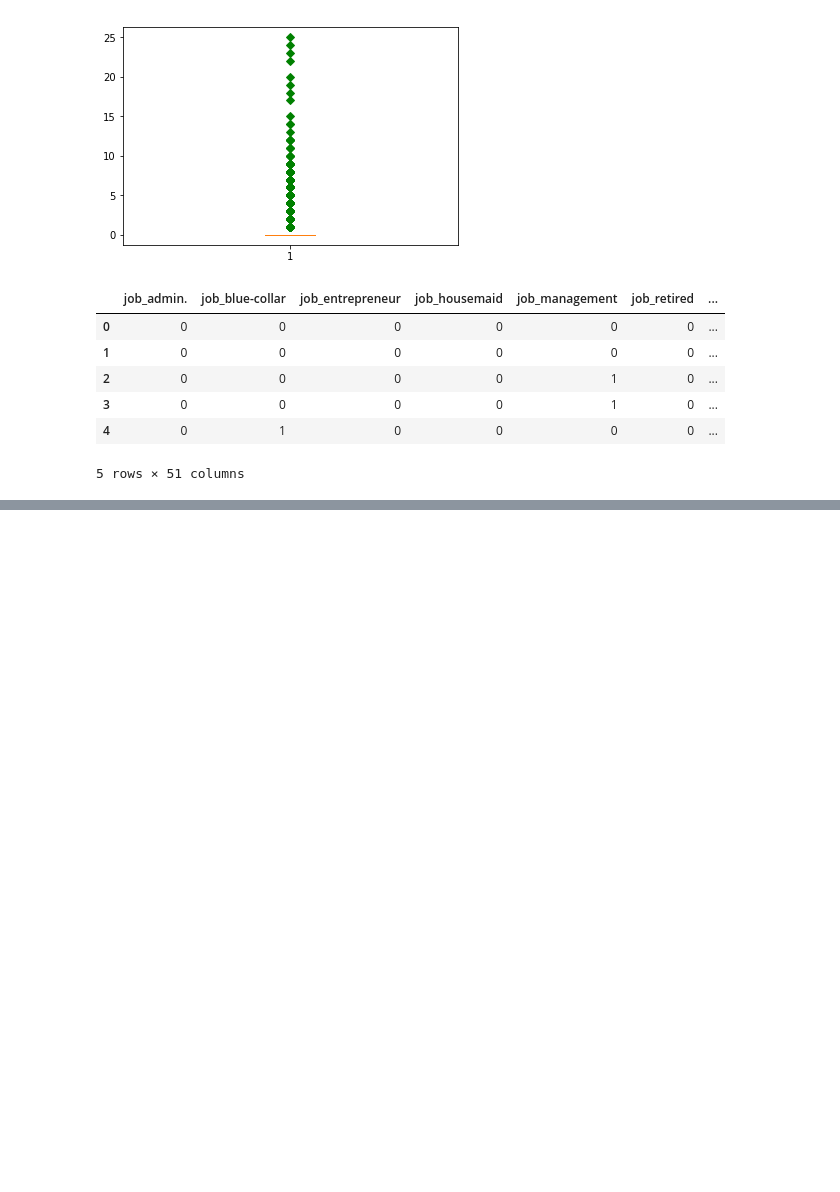
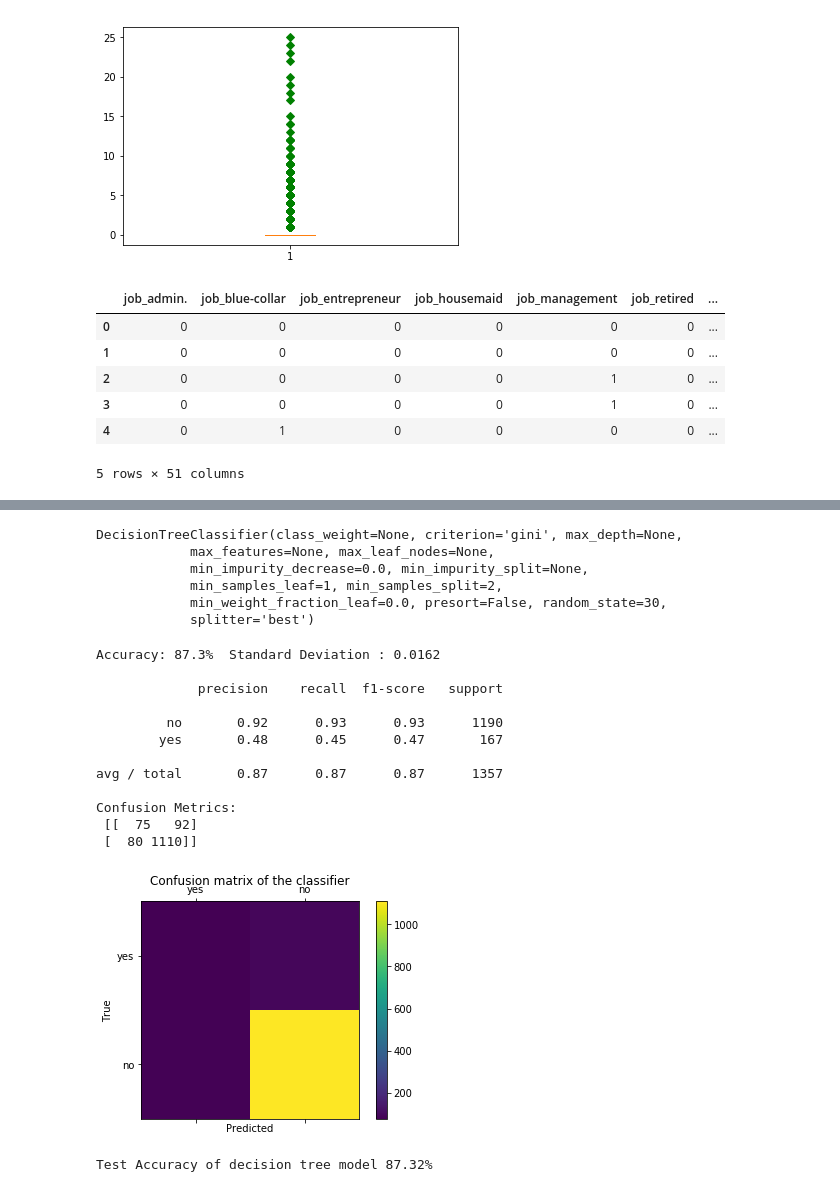
Before and after one commit to soo-shan/bankdataset, a Jupyter notebook: Bank.ipynb, the cells around one changed output, grey strips where cells are left out. Drawn from its saved outputs; the diff is of its cells as text; code cells hidden in the pictures; blank space fills up the shorter version.

```diff
--- a/Bank.ipynb
+++ b/Bank.ipynb
@@ -503,0 +500,15 @@ dtype: float64
+# %%
+## Decision Tree
+
+from sklearn.tree import DecisionTreeClassifier
+dtree = DecisionTreeClassifier(random_state = 30)
+
+#x_train, x_test, y_train, y_test = train_test_split(data[col_num].iloc[:,:-1], data['y'], test_size=0.30, random_state=0)
+dtree.fit(x_train,y_train )
+# %% [output]
+DecisionTreeClassifier(class_weight=None, criterion='gini', max_depth=None,
+            max_features=None, max_leaf_nodes=None,
+            min_impurity_decrease=0.0, min_impurity_split=None,
+            min_samples_leaf=1, min_samples_split=2,
+            min_weight_fraction_leaf=0.0, presort=False, random_state=30,
+            splitter='best')
@@ -503,0 +529,42 @@ dtype: float64
+# %%
+prediction = dtree.predict(x_test)
+# %%
+#from sklearn.metrics import classification_report
+
+dtree_kfold = model_selection.cross_val_score(dtree, data_set,data['y'],cv = kfold, scoring='accuracy')
+print(f"Accuracy: {round(dtree_kfold.mean(),4)*100}%  Standard Deviation : {round(dtree_kfold.std(),4)}")
+report = classification_report(y_test, prediction)
+print(f' \n{report}')
+
+
+labels=['yes','no']
+cm = metrics.confusion_matrix(y_test, prediction, labels)
+print(f'Confusion Metrics: \n {cm}')
+fig = plt.figure()
+ax = fig.add_subplot(111)
+cax = ax.matshow(cm)
+plt.title('Confusion matrix of the classifier')
+fig.colorbar(cax)
+ax.set_xticklabels([''] + labels)
+ax.set_yticklabels([''] + labels)
+plt.xlabel('Predicted')
+plt.ylabel('True')
+plt.show()
+
+score=dtree.score(x_test,y_test)*100
+print(f'Test Accuracy of decision tree model {round(score,2)}%')
+# %% [output]
+Accuracy: 87.3%  Standard Deviation : 0.0162
+
+             precision    recall  f1-score   support
+
+         no       0.92      0.93      0.93      1190
+        yes       0.48      0.45      0.47       167
+
+avg / total       0.87      0.87      0.87      1357
+
+Confusion Metrics:
+ [[  75   92]
+ [  80 1110]]
+[figure, added]
+Test Accuracy of decision tree model 87.32%
```
Also changed, not shown: parts of 13 cells of this notebook, 1 other file.
